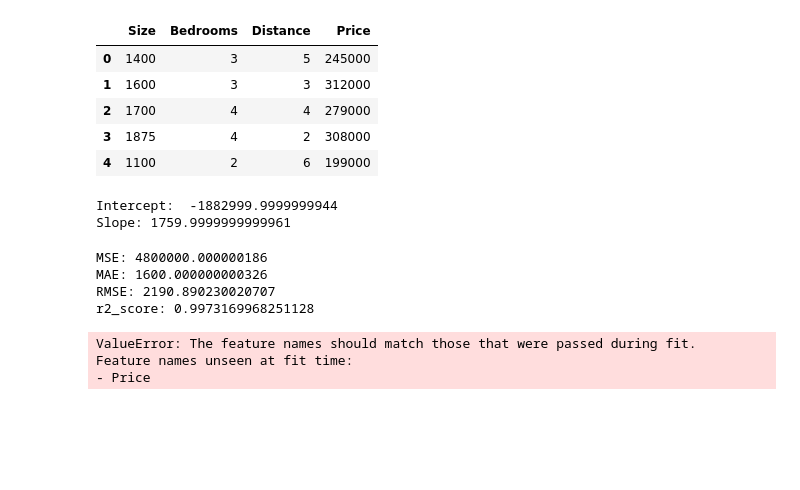
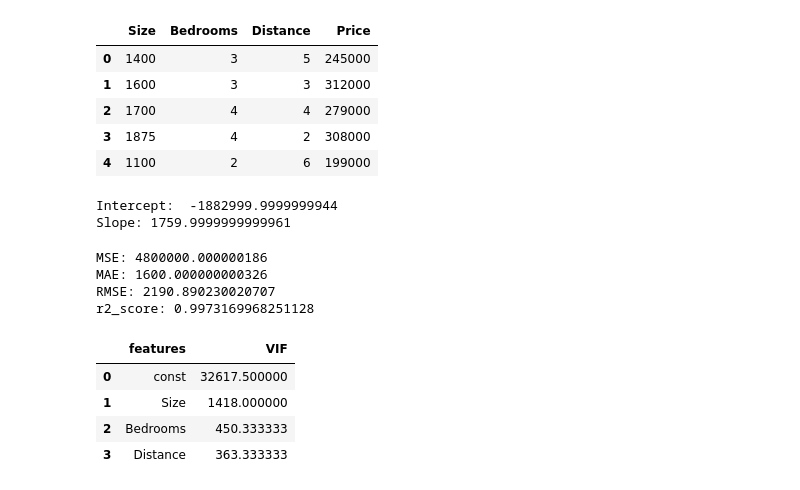
Before and after one commit to JoshOmondi/classification_mnist, a Jupyter notebook: notebooks/simple_linear_regression.ipynb, the cells around one changed output. Saved outputs shown, nothing was run; the diff lists cells and outputs as text; code cells hidden in the pictures; blank space fills up the shorter version.

```diff
--- a/notebooks/simple_linear_regression.ipynb
+++ b/notebooks/simple_linear_regression.ipynb
@@ -124,10 +124,3 @@ MSE: 4800000.000000186
 MAE: 1600.000000000326
 RMSE: 2190.890230020707
 r2_score: 0.9973169968251128
-# %%
-pred= linear.predict(df2)
-pred
-# %% [output]
-ValueError: The feature names should match those that were passed during fit.
-Feature names unseen at fit time:
-- Price
@@ -141,0 +127,15 @@ dff= pd.DataFrame(data2)
+# %%
+# check for VIF
+X= add_constant(a)
+
+vif_df= pd.DataFrame()
+vif_df['features']= X.columns
+
+vif_df['VIF']= [variance_inflation_factor(X.values, i) for i in range(X.shape[1])]
+vif_df
+# %% [output]
+|  | features | VIF |
+| 0 | const | 32617.500000 |
+| 1 | Size | 1418.000000 |
+| 2 | Bedrooms | 450.333333 |
+| 3 | Distance | 363.333333 |
```
Also changed, not shown: parts of 1 cell of this notebook.
